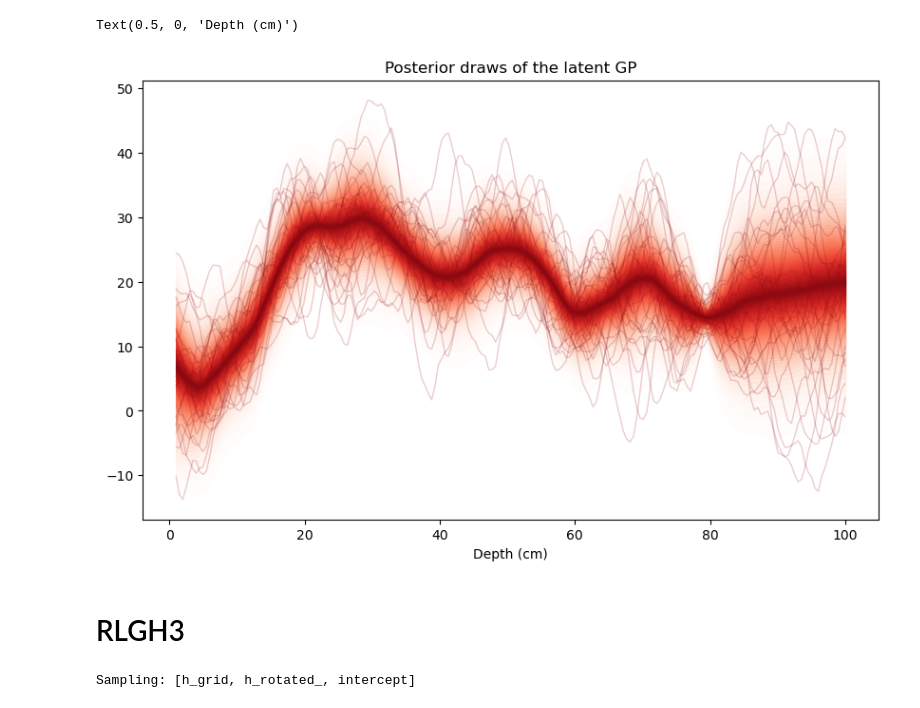
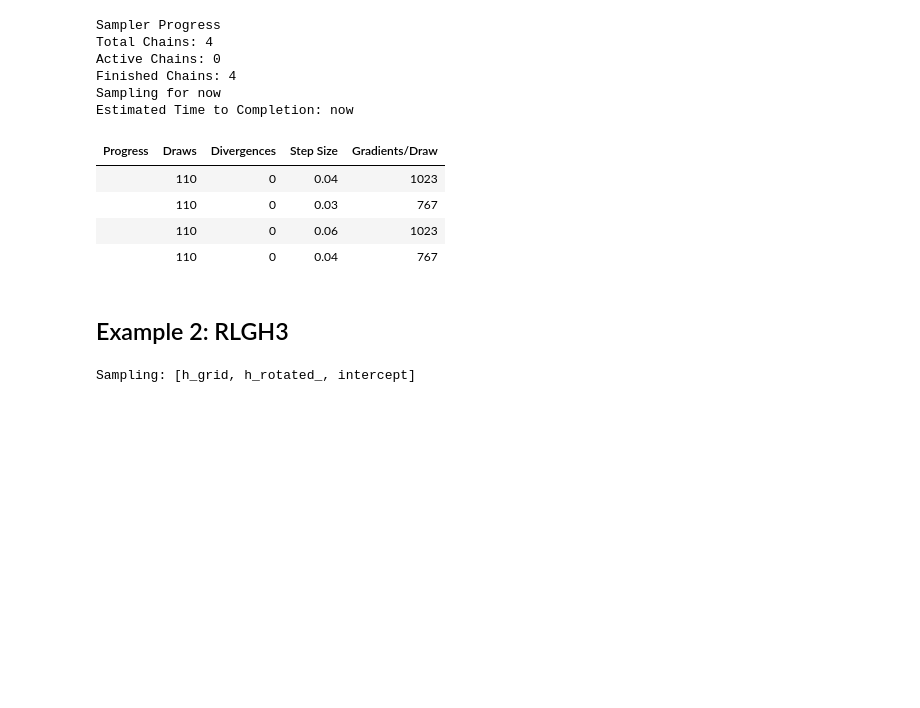
Before and after one commit to elc45/pybacon, a Jupyter notebook: gp-approach.ipynb, the cells around one changed output. Cells and saved outputs as stored; diff of their text form; code cells hidden in the pictures; blank space fills up the shorter version.

```diff
--- a/gp-approach.ipynb
+++ b/gp-approach.ipynb
@@ -236,27 +147,26 @@ Let's have the GP sit at a mean of slope, and not exponentiate. This means that
 # %%
-n_oos = 200
-depth_grid = np.linspace(100, 1, n_oos).reshape(-1, 1)
+n_grid = 100
+depth_grid = np.linspace(depth.min(), depth.max(), n_grid).reshape(-1, 1)
+
 prior_mean = (oldest_age - youngest_age) / (depth.max() - depth.min())
-youngest_age_err = errors[np.argmin(y_obs)]
-sigma = 10
 
-# Anchor at shallow end so age runs 0 (or youngest) -> oldest as depth 0 -> max
 with pm.Model() as model:
-    intercept = pm.Normal("intercept", mu=youngest_age, sigma=youngest_age_err)
-    mean_func = pm.gp.mean.Constant(c=prior_mean)
-    cov = sigma**2 * pm.gp.cov.Matern32(input_dim=1, ls=5) + pm.gp.cov.WhiteNoise(sigma=1e-3)
-    gp = pm.gp.Latent(cov_func=cov, mean_func=mean_func)
+    intercept = pm.Normal("intercept", mu=youngest_age, sigma=errors[np.argmin(y_obs)])
+    slope = pm.Normal("slope", mu=prior_mean, sigma=5)
+
+    cov = pm.gp.cov.Matern32(1, ls=1)
+    gp = pm.gp.Latent(cov_func=cov)
 
     h = gp.prior("h", X=X)
+    g = pm.Deterministic("g", pt.log1pexp(h))
 
-    dx = pt.concatenate([[0], (X[1:,0] - X[:-1,0])])
-    f = pm.Deterministic(
-        "f",
-        intercept + pt.cumsum(h * dx)
-    )
+    dx = pt.concatenate([[0], X[1:,0] - X[:-1,0]])
+    f = pm.Deterministic("f", intercept + slope * pt.cumsum(g * dx))
 
     pm.Normal("y_obs", mu=f, sigma=errors, observed=y_obs)
 
-    h_grid = gp.conditional("h_grid", Xnew=depth_grid, jitter=1e-4)
+    # GP and f on fine grid for plotting
+    h_grid = gp.conditional("h_grid", Xnew=depth_grid)
+    g_grid = pt.log1pexp(h_grid)
     dx_grid = pt.concatenate([[0], depth_grid[1:,0] - depth_grid[:-1,0]])
-    f_grid = pm.Deterministic("f_grid", intercept + pt.cumsum(h_grid * dx_grid))
+    f_grid = pm.Deterministic("f_grid", intercept + slope * pt.cumsum(g_grid * dx_grid))
@@ -277,9 +173,15 @@ plt.show()
-# %%
-fig, ax = plt.subplots(figsize=(10, 6))
-pm.gp.util.plot_gp_dist(ax=ax, samples=trace.posterior['h_grid'].stack(sample=("chain","draw")).T,
-                        x=depth_grid, samples_alpha=0.2, fill_alpha=0.2)
-plt.title("Posterior draws of the latent GP")
-plt.xlabel("Depth (cm)")
-# %% [output]
-Text(0.5, 0, 'Depth (cm)')
-[figure, removed]
+# %%
+pymc_model = nutpie.compile_pymc_model(model)
+trace = nutpie.sample(pymc_model, tune=100, draws=10, chains=4)
+# %% [output]
+Sampler Progress
+Total Chains: 4
+Active Chains: 0
+Finished Chains: 4
+Sampling for now
+Estimated Time to Completion: now
+| Progress | Draws | Divergences | Step Size | Gradients/Draw |
+|  | 110 | 0 | 0.04 | 1023 |
+|  | 110 | 0 | 0.03 | 767 |
+|  | 110 | 0 | 0.06 | 1023 |
+|  | 110 | 0 | 0.04 | 767 |
@@ -316,7 +226,7 @@ with pm.Model() as model:
 pymc_model = nutpie.compile_pymc_model(model)
 trace = nutpie.sample(pymc_model, draws=50, chains=4)
 # %% [markdown]
-# RLGH3
+## Example 2: RLGH3
 # %%
 df = pd.read_csv("../Bacon_runs/RLGH3/RLGH3.csv")
 df = df.drop_duplicates(subset="depth")
```
Also changed, not shown: parts of 36 cells of this notebook.
